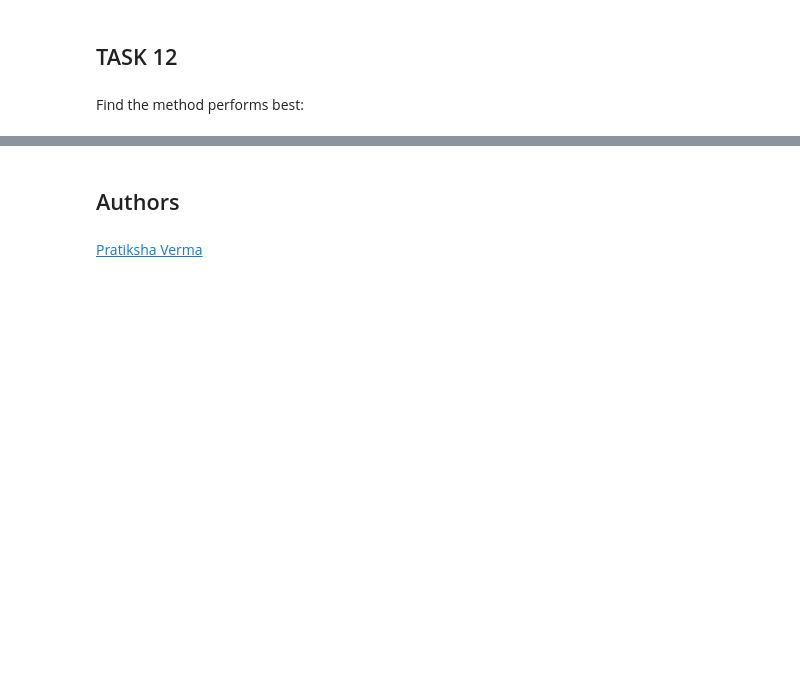
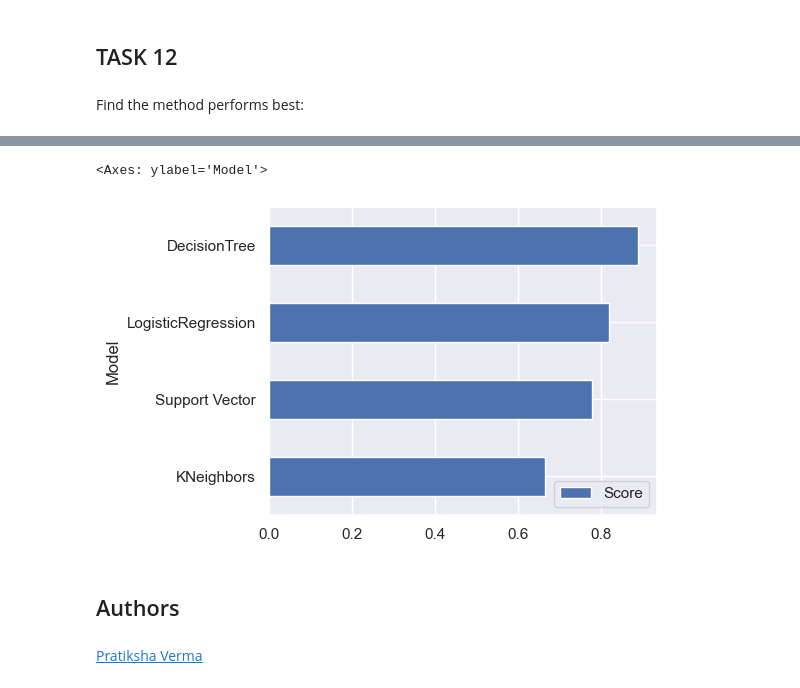
Before and after one commit to rksin8/IBM-Applied-Data-Science-Capstone, a Jupyter notebook: SpaceX_Machine Learning Prediction.ipynb, the cells around one changed output, grey strips where cells are left out. Drawn from its saved outputs; the diff is of its cells as text; code cells hidden in the pictures; blank space fills up the shorter version.

```diff
--- a/SpaceX_Machine Learning Prediction.ipynb
+++ b/SpaceX_Machine Learning Prediction.ipynb
@@ -419,3 +396,9 @@ plot_confusion_matrix(Y_test,yhat)
 Find the method performs best:
 # %%
 # Best model SVM  eith accuracy score 0.8333333333333334 on test data
+model_df = pd.DataFrame(
+    data={ "Model": ["LogisticRegression","Support Vector","DecisionTree","KNeighbors"],
+      "Score": [logreg_cv.best_score_,svm_cv.best_score_, tree_cv.best_score_, knn_cv.best_score_]
+      })
+
+model_df.sort_values(by="Score")
@@ -422,3 +411,10 @@ Find the method performs best:
+# %%
+sns.set_theme(rc={'figure.figsize':(11.7,8.27)})
+# %%
+model_df.sort_values(by="Score").plot.barh(x="Model", y="Score", figsize=(5,4))
+# %% [output]
+<Axes: ylabel='Model'>
+[figure, added]
 # %% [markdown]
 ## Authors
 # %% [markdown]
```
Also changed, not shown: parts of 9 cells of this notebook.
